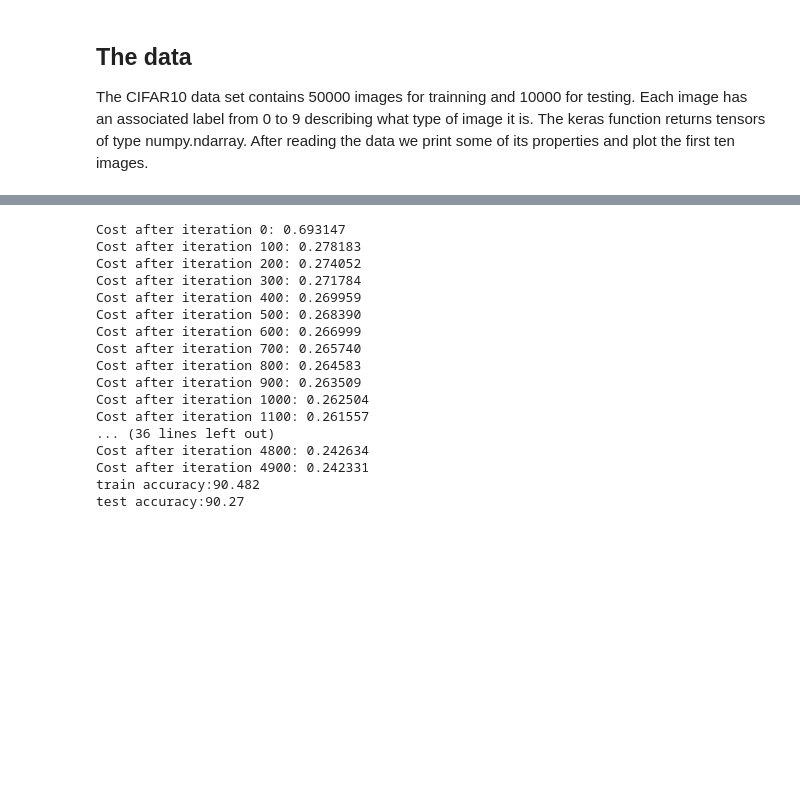
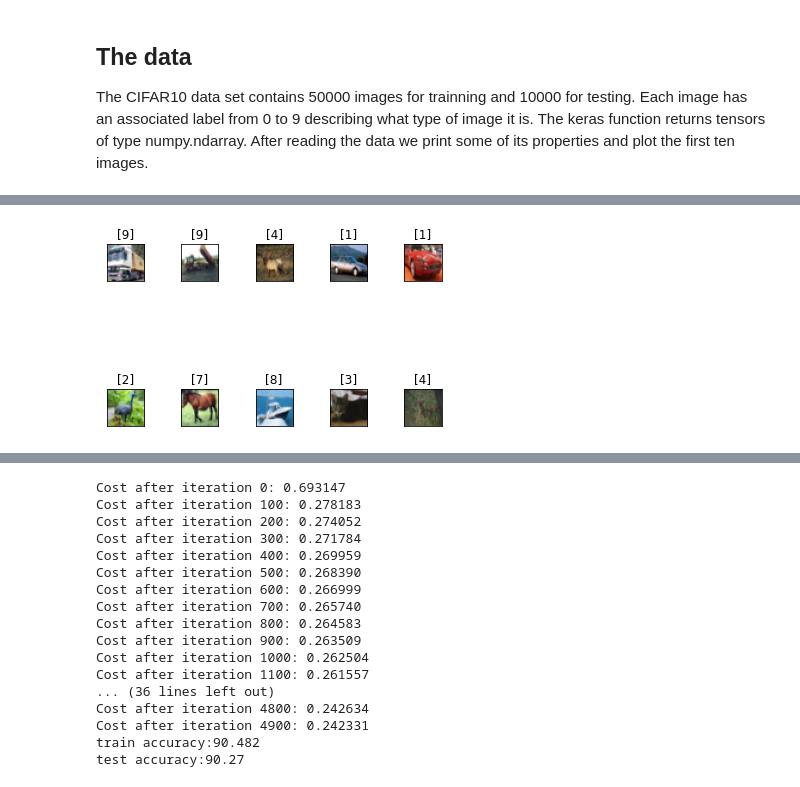
Before and after one commit to opentrainingcamp/CSC645, a Jupyter notebook: ship.ipynb, the cells around one changed output, grey strips where cells are left out. Saved outputs shown, nothing was run; the diff lists cells and outputs as text; code cells hidden in the pictures; blank space fills up the shorter version.

```diff
--- a/ship.ipynb
+++ b/ship.ipynb
@@ -46,12 +59,14 @@ print(type(img_train))
 # %%
 fig=plt.figure()
 fig.tight_layout()
 plt.subplots_adjust( wspace=1, hspace=1)
 
-for i in range(10):
+for i in range(1,11):
     img=img_train[i]
     t=fig.add_subplot(2,5,i)
-    t.set_title(str(label_train))
+    t.set_title(str(label_train[i]))
     t.axes.get_xaxis().set_visible(False)
     t.axes.get_yaxis().set_visible(False)
     plt.imshow(img)
+# %% [output]
+[figure, added]
```
Also changed, not shown: parts of 13 cells of this notebook, 1 other file.
